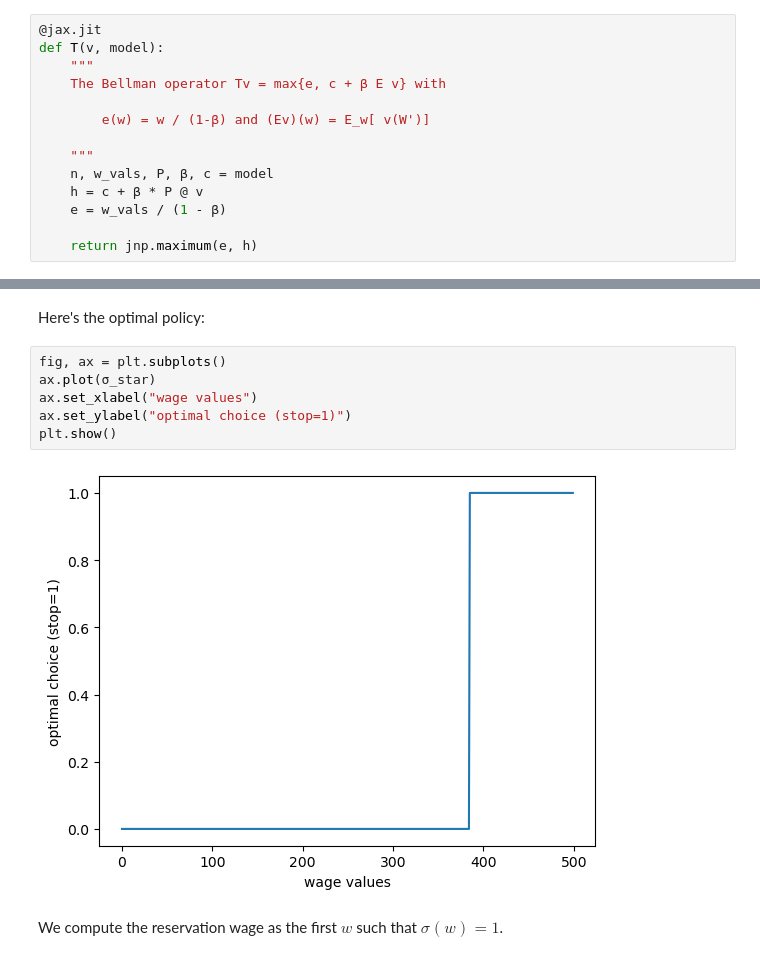
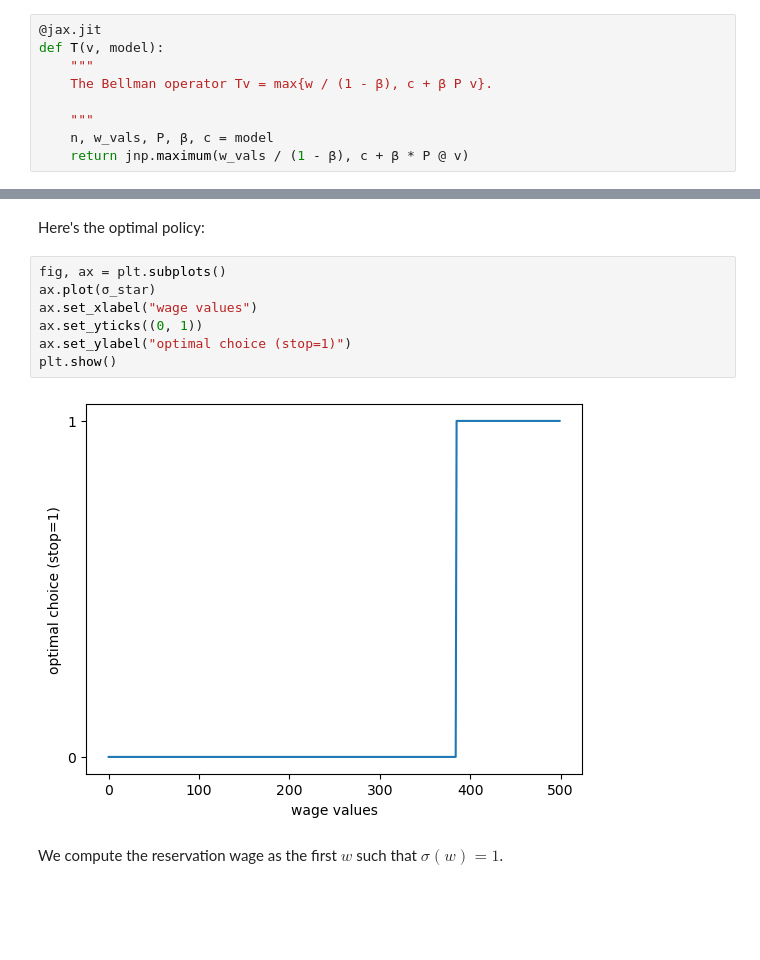
Before and after one commit to QuantEcon/cef_2024_singapore, a Jupyter notebook: notebooks/job_search.ipynb, the cells around one changed output, grey strips where cells are left out. Cells and saved outputs as stored; diff of their text form; blank space fills up the shorter version.

```diff
--- a/job_search.ipynb
+++ b/notebooks/job_search.ipynb
@@ -132,16 +102,11 @@ Here's the Bellman operator.
 @jax.jit
 def T(v, model):
     """
-    The Bellman operator Tv = max{e, c + β E v} with
-
-        e(w) = w / (1-β) and (Ev)(w) = E_w[ v(W')]
+    The Bellman operator Tv = max{w / (1 - β), c + β P v}.
 
     """
     n, w_vals, P, β, c = model
-    h = c + β * P @ v
-    e = w_vals / (1 - β)
-
-    return jnp.maximum(e, h)
+    return jnp.maximum(w_vals / (1 - β), c + β * P @ v)
 # %% [markdown]
 Question: Is this a pure function?
 # %% [markdown]
@@ -207,11 +172,12 @@ Here's the optimal policy:
 # %%
 fig, ax = plt.subplots()
 ax.plot(σ_star)
 ax.set_xlabel("wage values")
+ax.set_yticks((0, 1))
 ax.set_ylabel("optimal choice (stop=1)")
 plt.show()
 # %% [output]
-[figure, old version]
+[figure, new version]
 # %% [markdown]
 We compute the reservation wage as the first $w$ such that $\sigma(w)=1$.
 # %%
```
Also changed, not shown: parts of 2 cells of this notebook, 23 other files.
